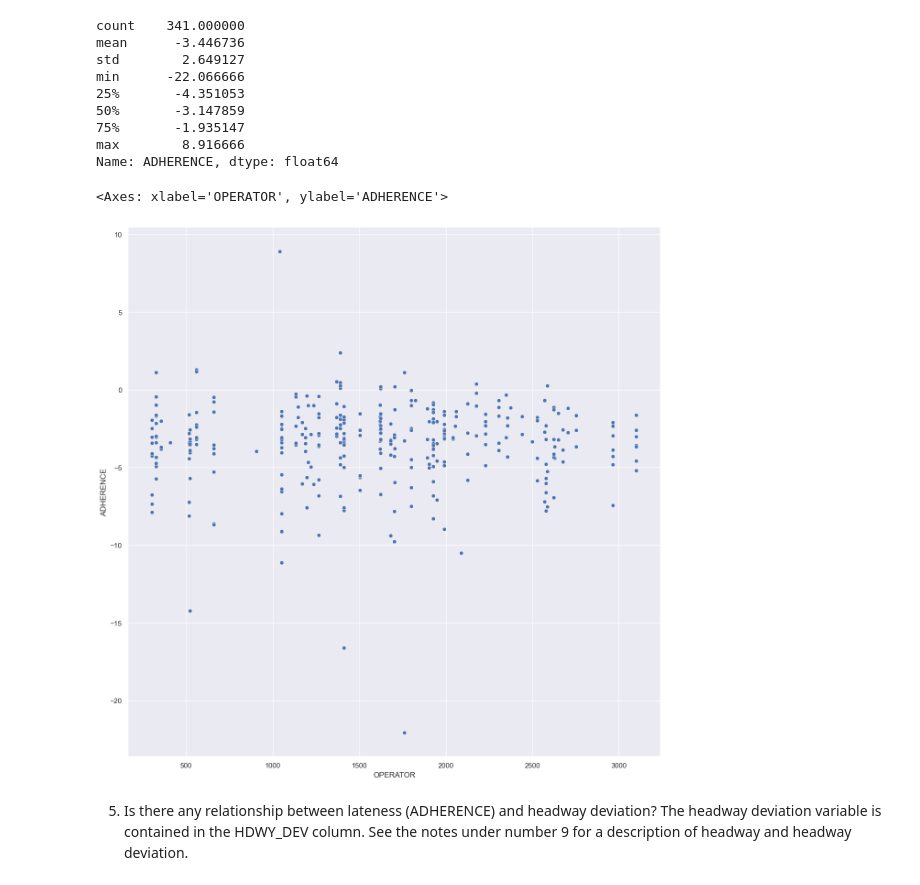
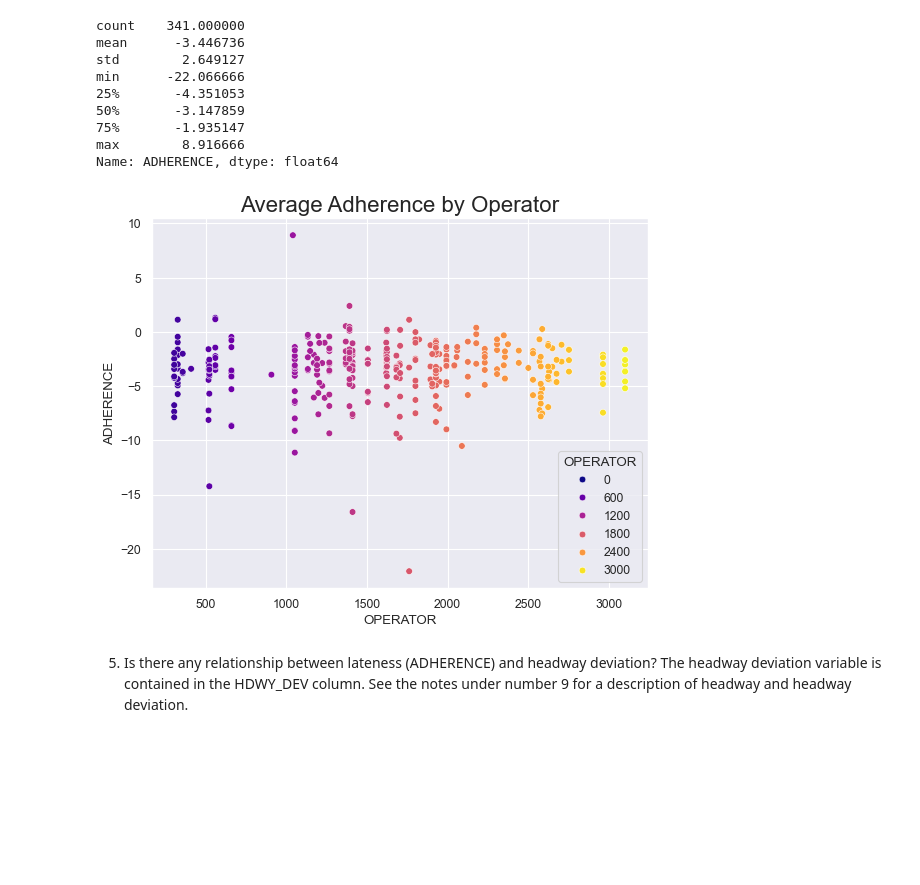
Before and after one commit to Isiybelle/wego-analysis, a Jupyter notebook: notebooks/Wego Project.ipynb, the cells around one changed output. Cells and saved outputs as stored; diff of their text form; code cells hidden in the pictures; blank space fills up the shorter version.

```diff
--- a/notebooks/Wego Project.ipynb
+++ b/notebooks/Wego Project.ipynb
@@ -230,10 +225,12 @@ min      -22.066666
 max        8.916666
 Name: ADHERENCE, dtype: float64
 # %%
-sns.scatterplot(data=wego, x=wego['OPERATOR'], y=wego.groupby('OPERATOR')['ADHERENCE'].mean())
+plt.figure(figsize=(8, 6), dpi=80)
+sns.scatterplot(data=wego, x=wego['OPERATOR'], y=wego.groupby('OPERATOR')['ADHERENCE'].mean(), hue=wego['OPERATOR'], palette='plasma')
+plt.title(label='Average Adherence by Operator', fontsize=20)
+#plt.savefig('Avg_Ad_Op.png')
 # %% [output]
-<Axes: xlabel='OPERATOR', ylabel='ADHERENCE'>
-[figure, old version]
+[figure, new version]
 # %% [markdown]
 5. Is there any relationship between lateness (ADHERENCE) and headway deviation? The headway deviation variable is contained in the HDWY_DEV column. See the notes under number 9 for a description of headway and headway deviation.
 # %%
```
Also changed, not shown: parts of 16 cells of this notebook, 2 other files.
